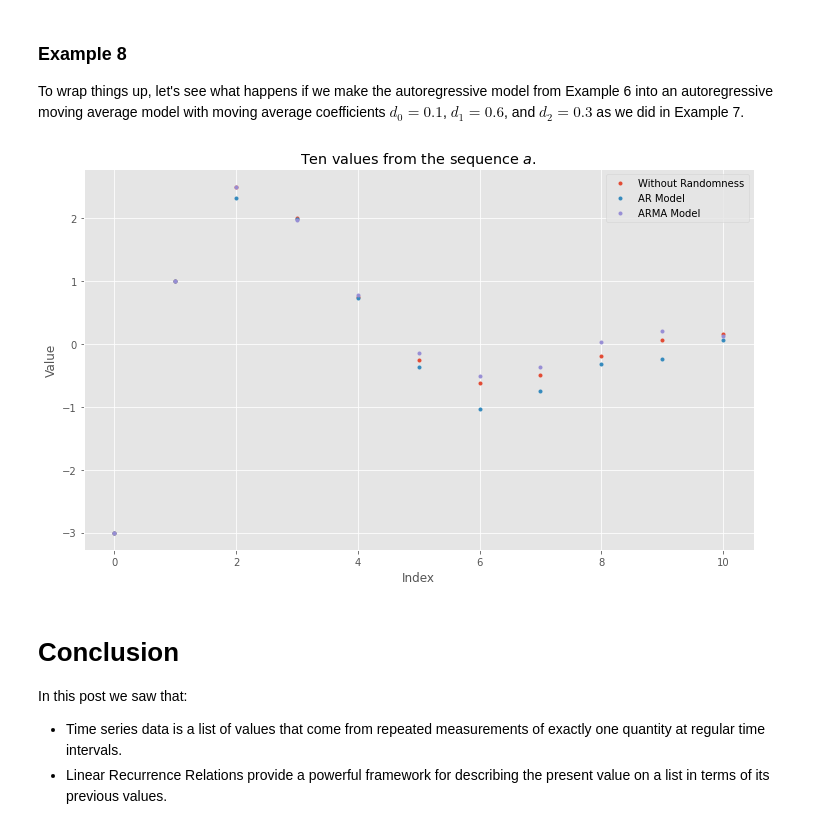
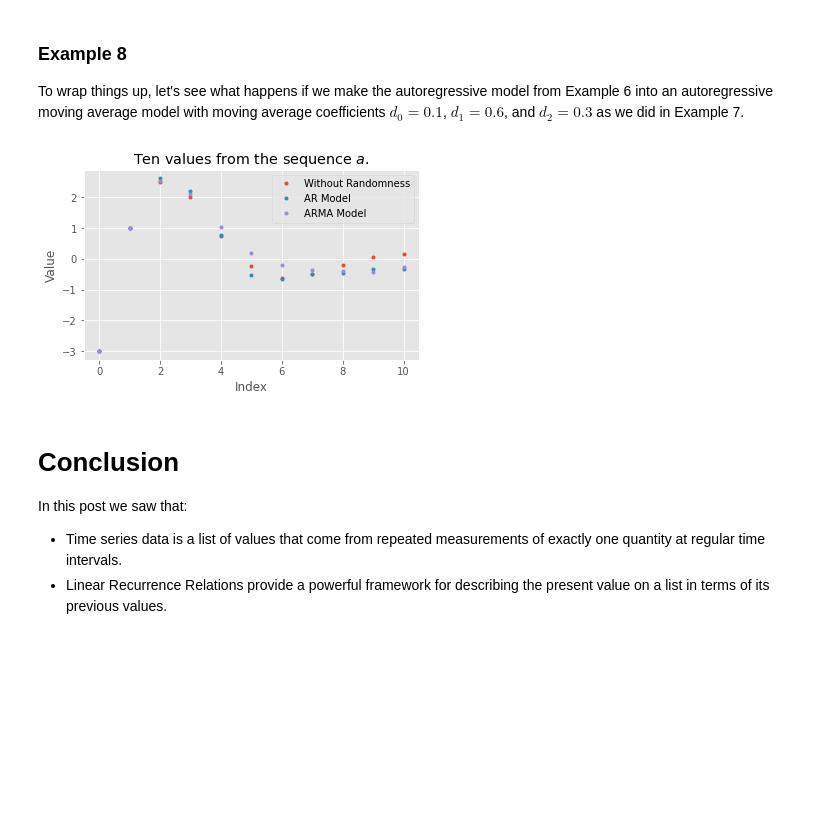
Before and after one commit to sethchart/arima-models, a Jupyter notebook: notebook.ipynb, the cells around one changed output. Drawn from its saved outputs; the diff is of its cells as text; code cells hidden in the pictures; blank space fills up the shorter version.

```diff
--- a/notebook.ipynb
+++ b/notebook.ipynb
@@ -253,22 +253,22 @@ def compute_arma_sequence(rr_coefficients, ma_coeffecents, initial_conditions, s
 # %%
 from matplotlib import pyplot as plt
 plt.style.use('ggplot')
 arma_seq = compute_arma_sequence(rr_coefficients=[1, -1/2],
                                  ma_coeffecents=[0.1, 0.6, 0.3],
                                  initial_conditions=[-3, 1],
                                  sigma=0.2,
                                  n_values=10)
-fig = plt.figure(figsize=(12,7));
+fig = plt.figure(figsize=(6,3.5));
 plt.plot(seq, '.');
 plt.plot(ar_seq, '.');
 plt.plot(arma_seq, '.');
 plt.title("Ten values from the sequence $a$.");
 plt.xlabel("Index");
 plt.ylabel("Value");
 plt.legend(['Without Randomness', 'AR Model', 'ARMA Model']);
 fig.savefig('images/arma_plot.png', dpi=600, bb_inches='tight')
 # %% [output]
-[figure, old version]
+[figure, new version]
 # %% [markdown]
 # Conclusion
 
```
Also changed, not shown: parts of 2 cells of this notebook, 1 other file.
